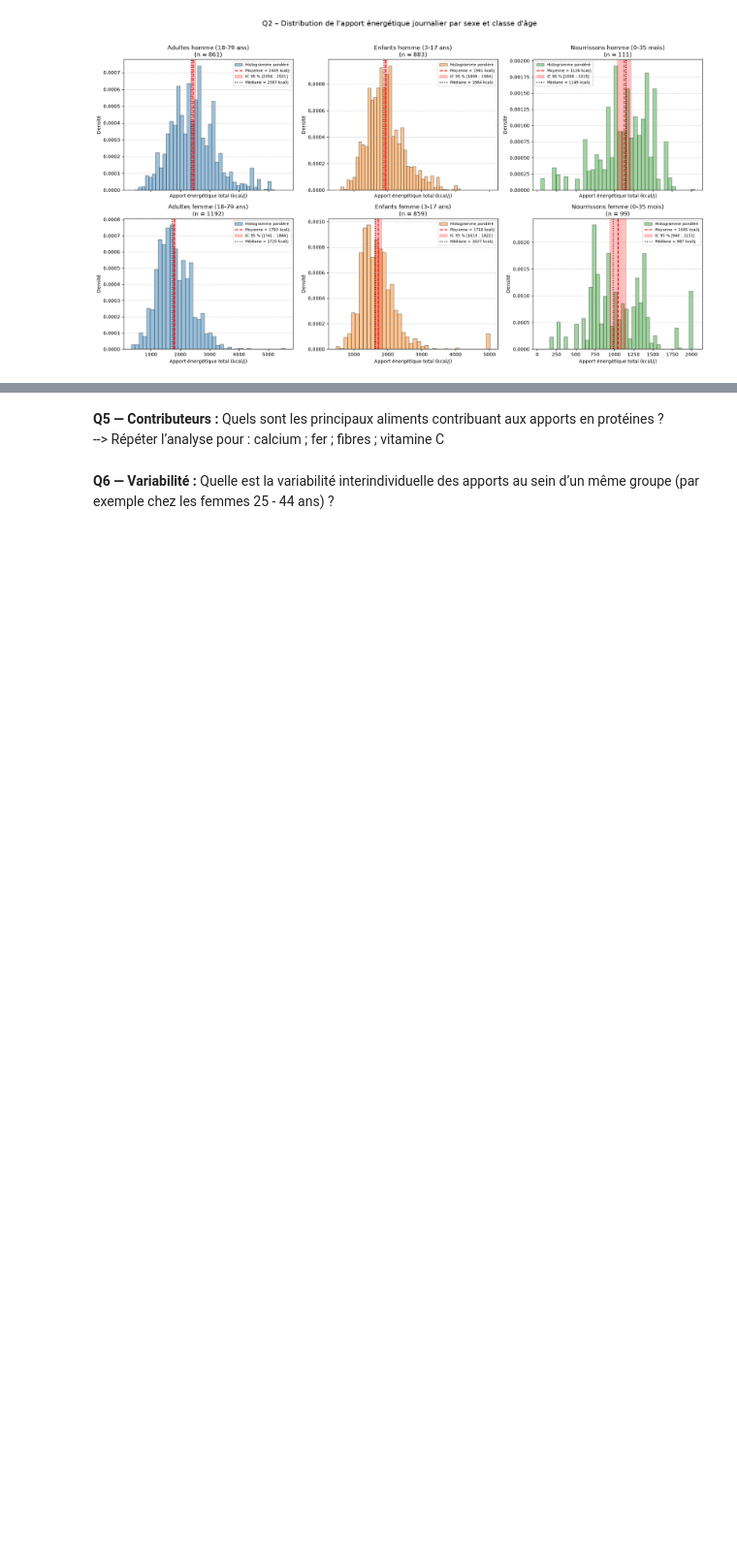
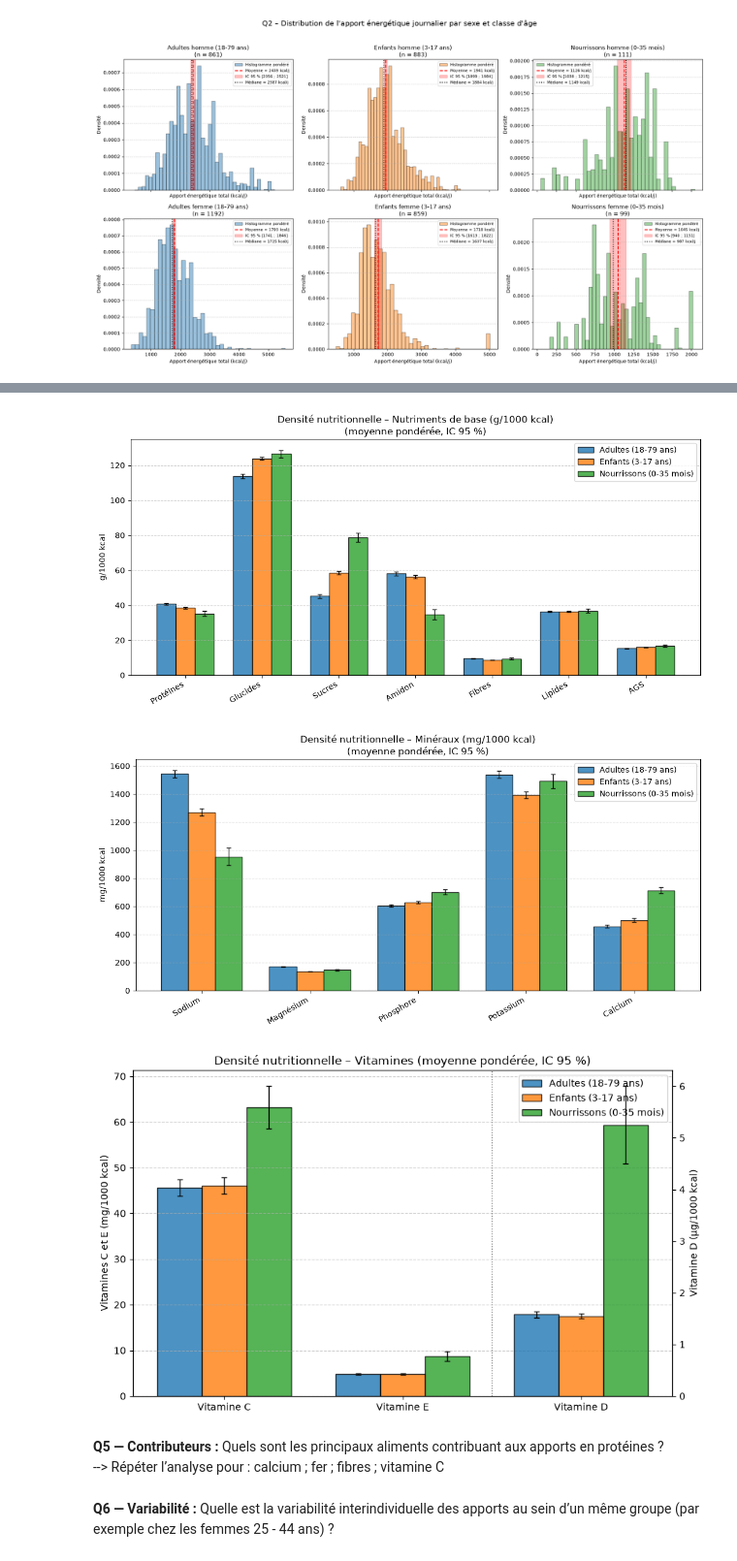
Before and after one commit to Mithrafk/Projet_Collab_Sabine, a Jupyter notebook: TP7/7_Projet_21-10_Sab.ipynb, the cells around one changed output, grey strips where cells are left out. Shown at 97% size. Cells and saved outputs as stored; diff of their text form; code cells hidden in the pictures; blank space fills up the shorter version.

```diff
--- a/TP7/7_Projet_21-10_Sab.ipynb
+++ b/TP7/7_Projet_21-10_Sab.ipynb
@@ -816,3 +976,66 @@ Comment comparer les apports nutritionnels à énergie comparable ?
+# %%
+ensembles = {
+    "Nutriments de base (g/1000 kcal)": ["nutriment3", "nutriment4", "nutriment5", "nutriment6",
+                                          "nutriment8", "nutriment10", "nutriment11"],
+    "Minéraux (mg/1000 kcal)":          ["nutriment30", "nutriment32", "nutriment33",
+                                          "nutriment34", "nutriment35"],
+    "Vitamines":                        ["nutriment51", "nutriment53", "nutriment52"],  # C, E (mg) | D (µg)
+}
+
+def nom_court(nut):
+    return dic_nutriments[nut].split(" (")[0] if "AGS" not in dic_nutriments[nut] else "AGS"
+
+
+# ---------- Fonction de tracé d'une série de barres ----------
+def barres(ax, nuts, decalage_x=0, largeur=0.25, n_total=None):
+    n_total = n_total or len(nuts)
+    for i, (g, (_, _, couleur)) in enumerate(groupe_q4.items()):
+        m  = np.array([resultats[(g, n)][0] for n in nuts])
+        lo = np.array([resultats[(g, n)][1] for n in nuts])
+        hi = np.array([resultats[(g, n)][2] for n in nuts])
+        x = decalage_x + np.arange(len(nuts)) + (i - 1) * largeur
+        ax.bar(x, m, width=largeur, color=couleur, edgecolor="black", alpha=0.8,
+               yerr=[m - lo, hi - m], capsize=3, error_kw={"elinewidth": 1})
+
+legende = [Patch(facecolor=c, edgecolor="black", alpha=0.8, label=g)
+           for g, (_, _, c) in groupe_q4.items()]
+
+# ---------- Figures 1 et 2 : base et minéraux  ----------
+for titre in list(ensembles)[:2]:
+    nuts = ensembles[titre]
+    fig, ax = plt.subplots(figsize=(11, 5.5))
+    barres(ax, nuts)
+    ax.set_xticks(np.arange(len(nuts)))
+    ax.set_xticklabels([nom_court(n) for n in nuts], rotation=30, ha="right")
+    ax.set_ylabel(titre.split("(")[1].rstrip(")"))
+    ax.set_title(f"Densité nutritionnelle – {titre}\n(moyenne pondérée, IC 95 %)")
+    ax.grid(axis="y", linestyle="--", alpha=0.6)
+    ax.legend(handles=legende)
+    plt.tight_layout()
+    plt.show()
+
+# ---------- Figure 3 : vitamines ----------
+vit_mg, vit_ug = ["nutriment51", "nutriment53"], ["nutriment52"]
+fig, ax1 = plt.subplots(figsize=(9, 5.5))
+ax2 = ax1.twinx()
+
+barres(ax1, vit_mg, decalage_x=0)    # C, E
+barres(ax2, vit_ug, decalage_x=2)    # D
+
+ax1.set_xticks([0, 1, 2])
+ax1.set_xticklabels([nom_court(n) for n in vit_mg + vit_ug])
+ax1.set_ylabel("Vitamines C et E (mg/1000 kcal)")
+ax2.set_ylabel("Vitamine D (µg/1000 kcal)")
+ax1.axvline(1.5, color="grey", ls=":", lw=1)
+ax1.set_title("Densité nutritionnelle – Vitamines (moyenne pondérée, IC 95 %)")
+ax1.grid(axis="y", linestyle="--", alpha=0.6)
+ax1.legend(handles=legende, loc="upper right")
+plt.tight_layout()
+plt.show()
+# %% [output]
+[figure, added]
+[figure, added]
+[figure, added]
 # %% [markdown]
 **Q5 — Contributeurs :**
 Quels sont les principaux aliments contribuant aux apports en protéines ?
```
Also changed, not shown: parts of 8 cells of this notebook.
